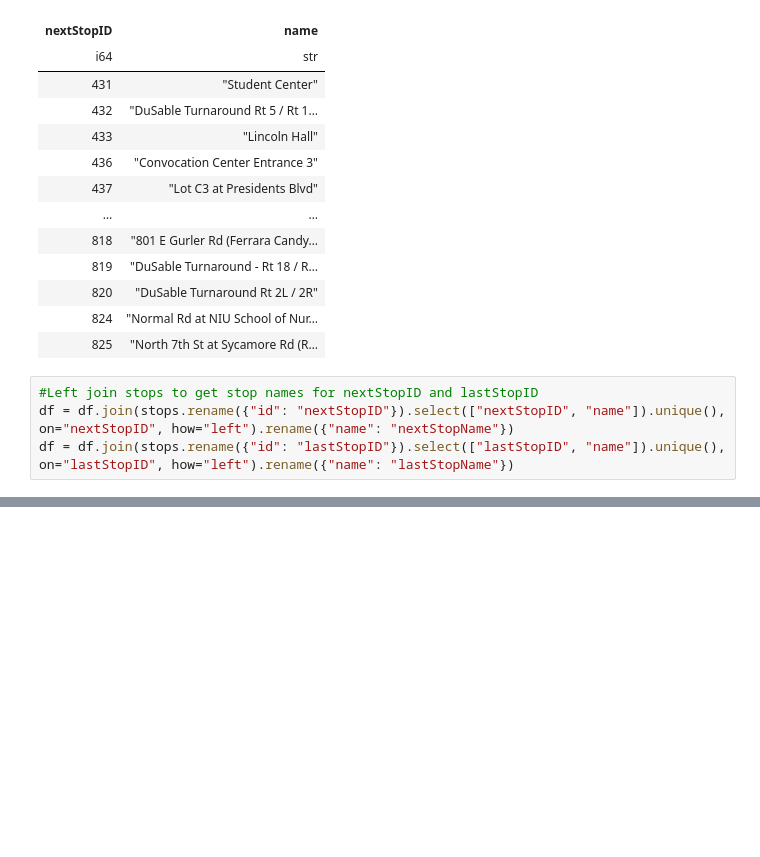
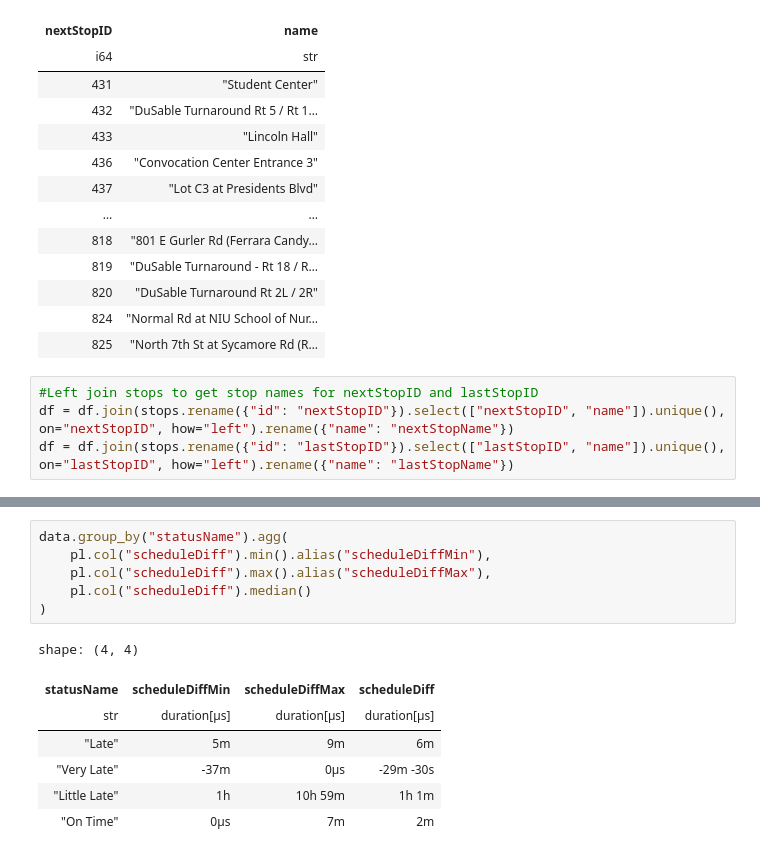
Before and after one commit to shaivilp/Research-Rookies, a Jupyter notebook: data_visualization/predictions.ipynb, the cells around one changed output, grey strips where cells are left out. Drawn from its saved outputs; the diff is of its cells as text; blank space fills up the shorter version.

```diff
--- a/data_visualization/predictions.ipynb
+++ b/data_visualization/predictions.ipynb
@@ -249,0 +291,14 @@ shape: (34_826, 16)
+# %%
+data.group_by("statusName").agg(
+    pl.col("scheduleDiff").min().alias("scheduleDiffMin"),
+    pl.col("scheduleDiff").max().alias("scheduleDiffMax"),
+    pl.col("scheduleDiff").median()
+)
+# %% [output]
+shape: (4, 4)
+| statusName | scheduleDiffMin | scheduleDiffMax | scheduleDiff |
+| str | duration[μs] | duration[μs] | duration[μs] |
+| "Late" | 5m | 9m | 6m |
+| "Very Late" | -37m | 0µs | -29m -30s |
+| "Little Late" | 1h | 10h 59m | 1h 1m |
+| "On Time" | 0µs | 7m | 2m |
```
Also changed, not shown: parts of 5 cells of this notebook.
